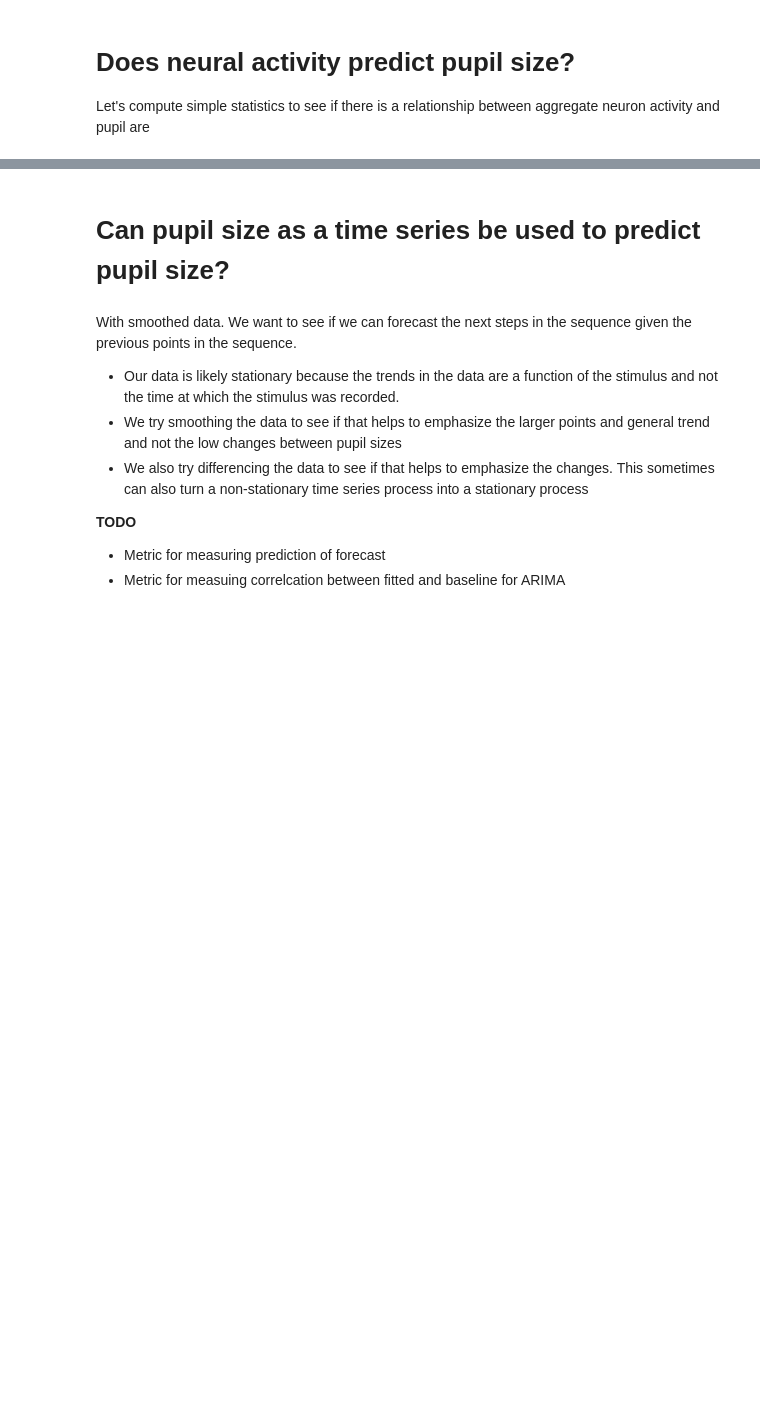
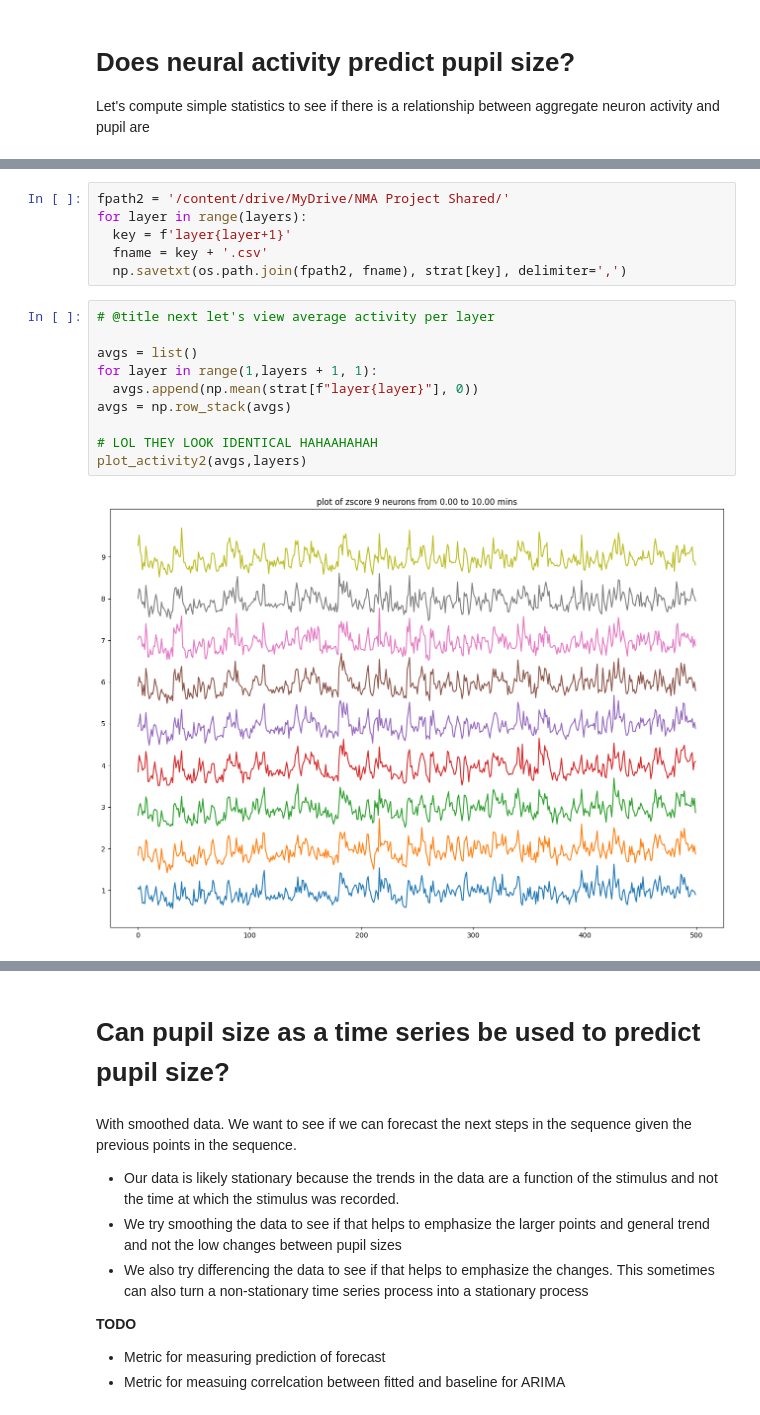
Before and after one commit to ryoiwata/neural_allstars, a Jupyter notebook: all_stars/skyler/stringer_dataset_neural.ipynb, the cells around one changed output, grey strips where cells are left out. Saved outputs shown, nothing was run; the diff lists cells and outputs as text; blank space fills up the shorter version.

```diff
--- a/all_stars/skyler/stringer_dataset_neural.ipynb
+++ b/all_stars/skyler/stringer_dataset_neural.ipynb
@@ -275,0 +326,18 @@ Text(0, 0.5, 'predicted pupil ')
+# %%
+fpath2 = '/content/drive/MyDrive/NMA Project Shared/'
+for layer in range(layers):
+  key = f'layer{layer+1}'
+  fname = key + '.csv'
+  np.savetxt(os.path.join(fpath2, fname), strat[key], delimiter=',')
+# %%
+# @title next let's view average activity per layer
+
+avgs = list()
+for layer in range(1,layers + 1, 1):
+  avgs.append(np.mean(strat[f"layer{layer}"], 0))
+avgs = np.row_stack(avgs)
+
+# LOL THEY LOOK IDENTICAL HAHAAHAHAH
+plot_activity2(avgs,layers)
+# %% [output]
+[figure, added]
```
Also changed, not shown: parts of 26 cells of this notebook.
